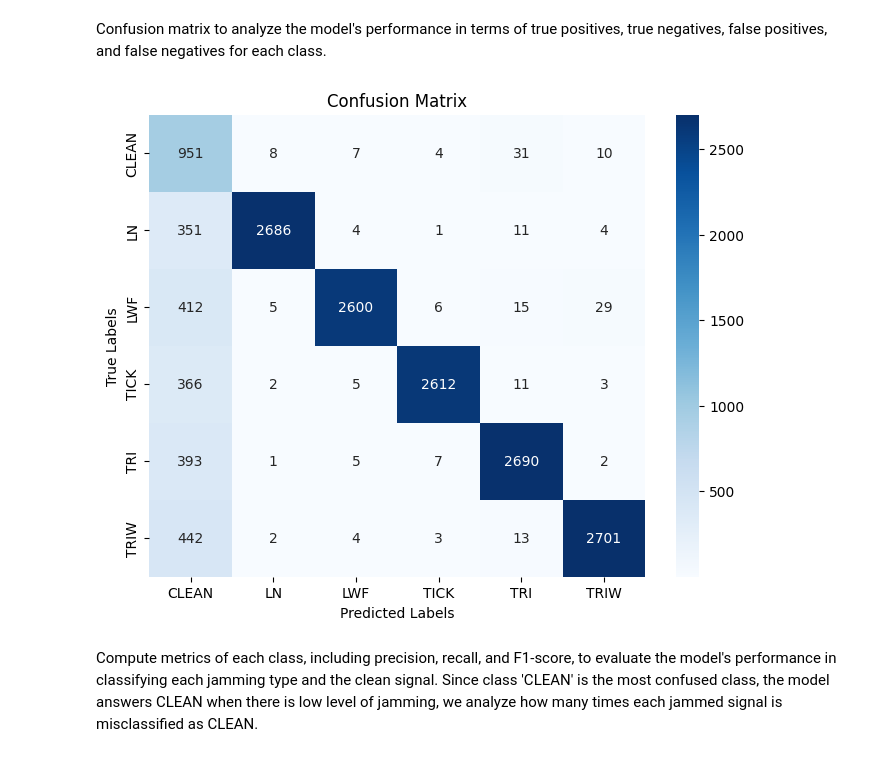
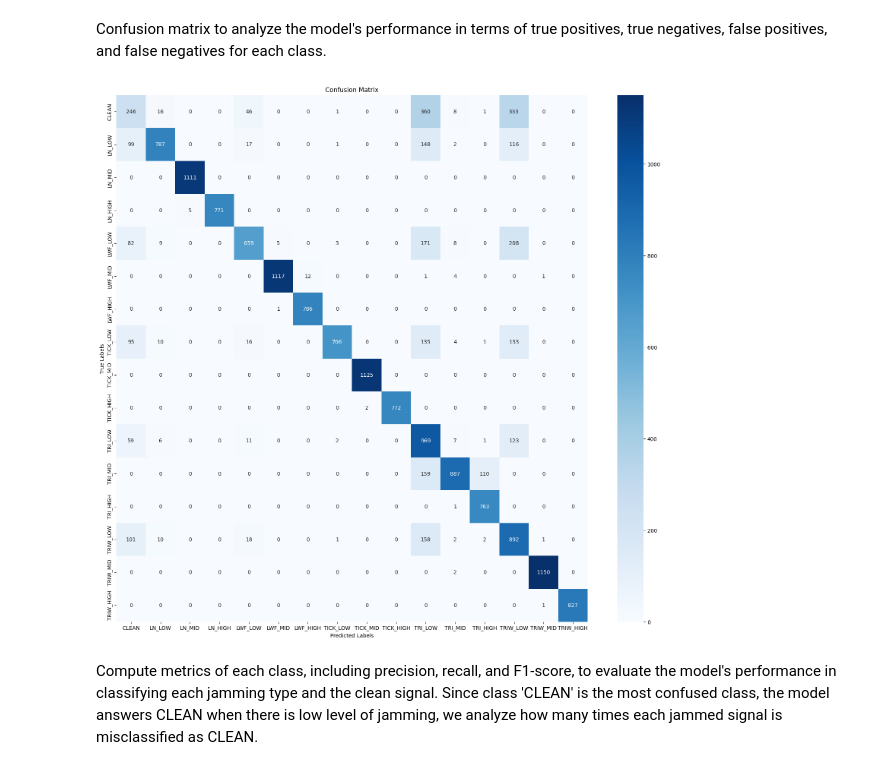
Before and after one commit to CavaWasTaken/JammingClassification, a Jupyter notebook: Dataset_generation/image_dataset_generation/ai_model.ipynb, the cells around one changed output. Saved outputs shown, nothing was run; the diff lists cells and outputs as text; code cells hidden in the pictures.

Commit message:
16 classes classification

```diff
--- a/Dataset_generation/image_dataset_generation/ai_model.ipynb
+++ b/Dataset_generation/image_dataset_generation/ai_model.ipynb
@@ -184,10 +210,8 @@ Downloading: "https://download.pytorch.org/models/resnet18-f37072fd.pth" to /roo
 device = torch.device("cuda" if torch.cuda.is_available() else "cpu")
 print(f'Using device: {device}')
 
-# Move class_weights to device BEFORE creating criterion
-class_weights = class_weights.to(device)
 
-criterion = nn.CrossEntropyLoss(weight=class_weights)   # classification problem uses cross-entropy as cost function
+criterion = nn.CrossEntropyLoss()   # classification problem uses cross-entropy as cost function
 optimizer = torch.optim.Adam(model.parameters(), lr=0.001)  # Adam optimizer with a learning rate of 0.001 (optimized version of SGD)
 num_epochs = 20
 best_val_accuracy = 0.0
@@ -353,17 +357,0 @@ Extract features from the trained model by using the training set as input, to c
-# %%
-model.eval()  # set the model to evaluation mode
-# extract all the features for MAV/Webull evaluation
-features = []   # list to store the extracted features from the average pooling layer for all samples in the training dataset
-train_labels = []   # labels corresponding to the training features
-
-with torch.no_grad():   # disable gradient calculation for feature extraction to save memory and computation, since we are not updating the model's parameters during this process
-    for inputs, labels in train_loader:  # iterate over the training dataset in batches, where inputs are the batch of input data and labels are the corresponding true labels for the batch
-        inputs, labels = inputs.to(device), labels.to(device)   # move the inputs and labels to the same device as the model (GPU or CPU) to ensure that the computations are performed on the correct device
-        model(inputs)  # forward pass to compute the model's predictions for the current batch of inputs, which will also trigger the forward hook to extract features from the average pooling layer
-        train_labels.extend(labels.cpu().numpy())  # add the corresponding labels for the current batch to the list of training labels, converting them to NumPy arrays and moving them to the CPU if they were on the GPU
-
-train_features = np.array(features)  # (num_samples, 512) convert the list of training features to a NumPy array for easier manipulation and analysis
-train_labels = np.array(train_labels)  # (num_samples,) convert the list of training labels to a NumPy array for easier manipulation and analysis
-
-print(f'\nExtracted features shape: {train_features.shape}')  # print the shape of the extracted features to confirm that we have the expected number of samples and feature dimensions
-print(f'Extracted labels shape: {train_labels.shape}')  # print the shape of the extracted labels to confirm that we have the expected number of samples and that the labels are correctly aligned
@@ -497,15 +408,20 @@ Confusion matrix to analyze the model's performance in terms of true positives,
 # %%
 import seaborn as sns
 import matplotlib.pyplot as plt
 
-plt.figure(figsize=(8, 6))
-sns.heatmap(confusion_matrix, annot=True, fmt='g', cmap='Blues', xticklabels=full_dataset.class_names + ['Unknown'], yticklabels=full_dataset.class_names + ['Unknown'])
+plt.figure(figsize=(20, 18))
+sns.heatmap(confusion_matrix, annot=True, fmt='g', cmap='Blues', xticklabels=full_dataset.class_names, yticklabels=full_dataset.class_names)
 plt.xlabel('Predicted Labels')
 plt.ylabel('True Labels')
 plt.title('Confusion Matrix')
 plt.show()
+
+# save the confusion matrix as a csv file for later analysis
+import pandas as pd
+confusion_df = pd.DataFrame(confusion_matrix, index=full_dataset.class_names, columns=full_dataset.class_names)
+confusion_df.to_csv('/content/drive/MyDrive/N-MON/confusion_matrix.csv')
 # %% [output]
-[figure, old version]
+[figure, new version]
 # %% [markdown]
 Compute metrics of each class, including precision, recall, and F1-score, to evaluate the model's performance in classifying each jamming type and the clean signal. Since class 'CLEAN' is the most confused class, the model answers CLEAN when there is low level of jamming, we analyze how many times each jammed signal is misclassified as CLEAN.
 # %%
```
Also changed, not shown: parts of 26 cells of this notebook, 2 other files.
